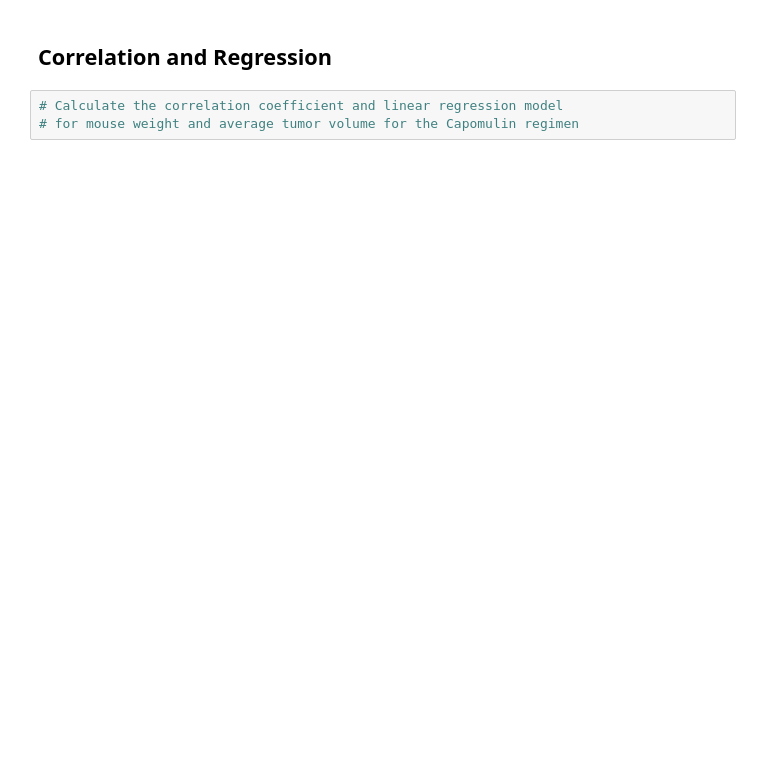
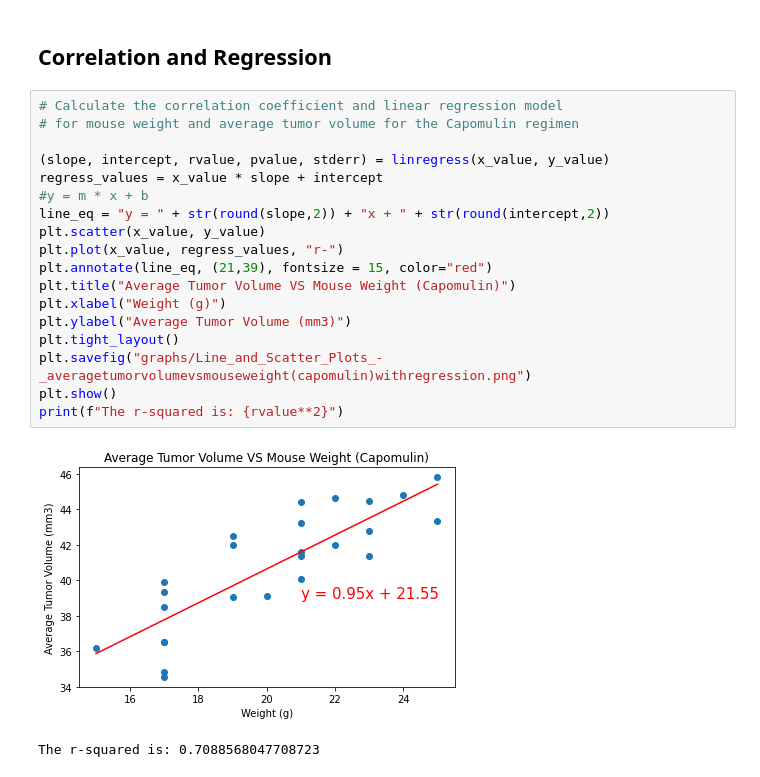
Before and after one commit to csong2020/MatPlotLib-Challenge, a Jupyter notebook: pymaceuticals_starter.ipynb, the cells around one changed output. Cells and saved outputs as stored; diff of their text form; blank space fills up the shorter version.

```diff
--- a/pymaceuticals_starter.ipynb
+++ b/pymaceuticals_starter.ipynb
@@ -267,5 +380,23 @@ plt.show()
 # %% [markdown]
 ## Correlation and Regression
-# %%
-# Calculate the correlation coefficient and linear regression model
-# for mouse weight and average tumor volume for the Capomulin regimen
+# %%
+# Calculate the correlation coefficient and linear regression model
+# for mouse weight and average tumor volume for the Capomulin regimen
+
+(slope, intercept, rvalue, pvalue, stderr) = linregress(x_value, y_value)
+regress_values = x_value * slope + intercept
+#y = m * x + b
+line_eq = "y = " + str(round(slope,2)) + "x + " + str(round(intercept,2))
+plt.scatter(x_value, y_value)
+plt.plot(x_value, regress_values, "r-")
+plt.annotate(line_eq, (21,39), fontsize = 15, color="red")
+plt.title("Average Tumor Volume VS Mouse Weight (Capomulin)")
+plt.xlabel("Weight (g)")
+plt.ylabel("Average Tumor Volume (mm3)")
+plt.tight_layout()
+plt.savefig("graphs/Line_and_Scatter_Plots_-_averagetumorvolumevsmouseweight(capomulin)withregression.png")
+plt.show()
+print(f"The r-squared is: {rvalue**2}")
+# %% [output]
+[figure, added]
+The r-squared is: 0.7088568047708723
```
Also changed, not shown: parts of 18 cells of this notebook, 9 other files.
